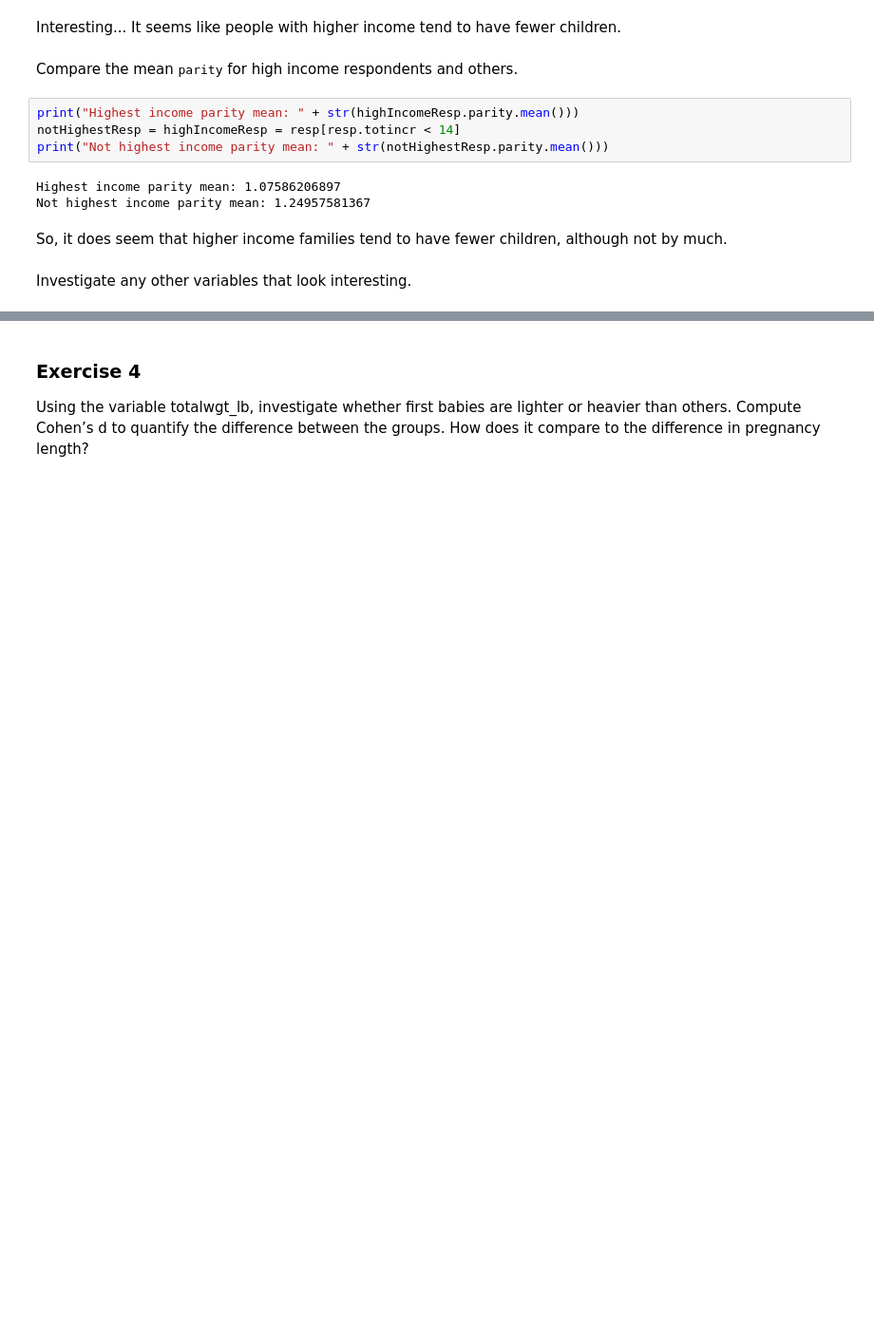
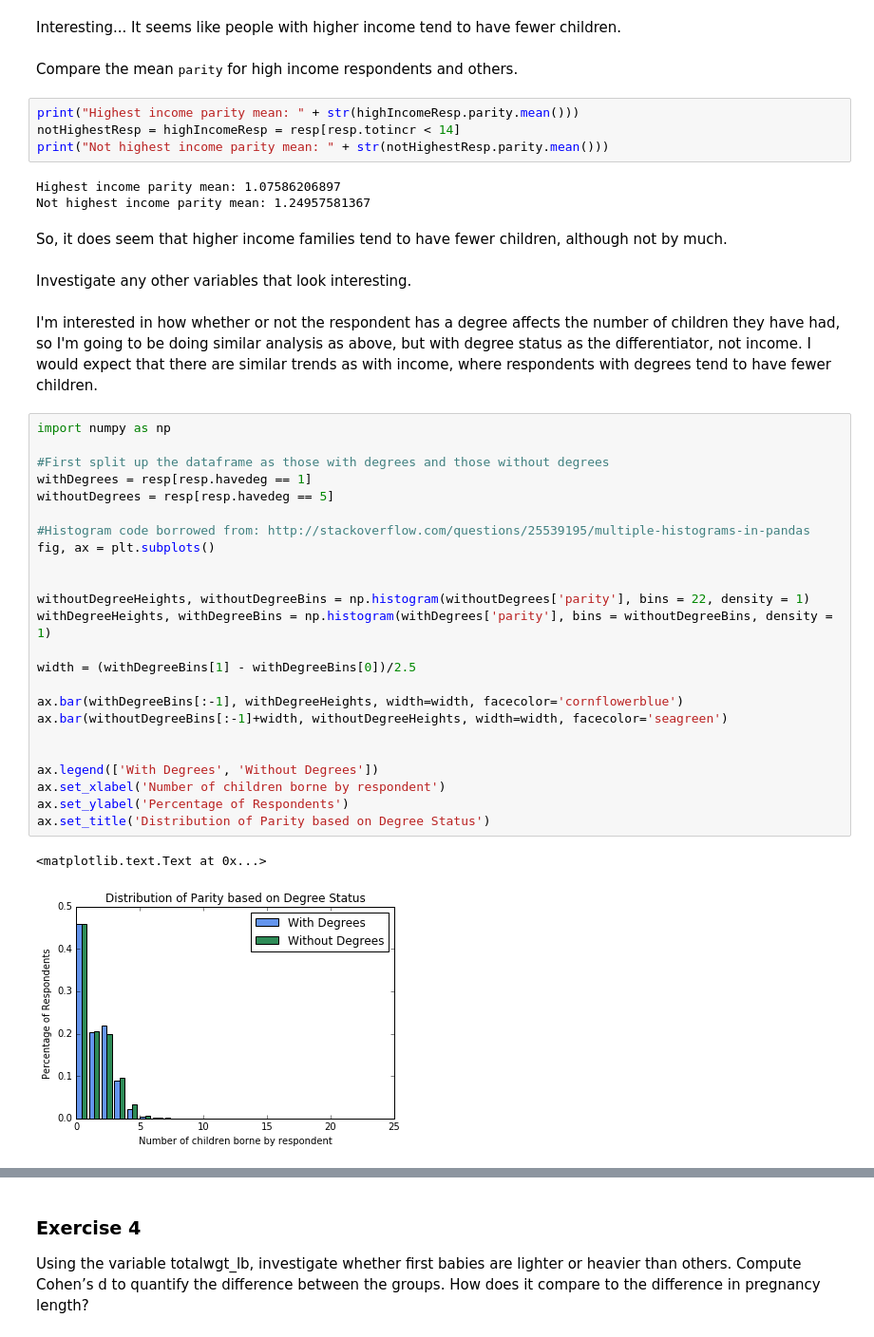
Before and after one commit to phiaseitz/DataScience16, a Jupyter notebook: ThinkStats2/chap02ex.ipynb, the cells around one changed output, grey strips where cells are left out. Shown at 95% size. Cells and saved outputs as stored; diff of their text form; blank space fills up the shorter version.

```diff
--- a/ThinkStats2/chap02ex.ipynb
+++ b/ThinkStats2/chap02ex.ipynb
@@ -128,3 +128,32 @@ Not highest income parity mean: 1.24957581367
 So, it does seem that higher income families tend to have fewer children, although not by much.
 # %% [markdown]
 Investigate any other variables that look interesting.
+# %% [markdown]
+I'm interested in how whether or not the respondent has a degree affects the number of children they have had, so I'm going to be doing similar analysis as above, but with degree status as the differentiator, not income. I would expect that there are similar trends as with income, where respondents with degrees tend to have fewer children.
+# %%
+import numpy as np
+
+#First split up the dataframe as those with degrees and those without degrees
+withDegrees = resp[resp.havedeg == 1]
+withoutDegrees = resp[resp.havedeg == 5]
+
+#Histogram code borrowed from: http://stackoverflow.com/questions/25539195/multiple-histograms-in-pandas
+fig, ax = plt.subplots()
+
+
+withoutDegreeHeights, withoutDegreeBins = np.histogram(withoutDegrees['parity'], bins = 22, density = 1)
+withDegreeHeights, withDegreeBins = np.histogram(withDegrees['parity'], bins = withoutDegreeBins, density = 1)
+
+width = (withDegreeBins[1] - withDegreeBins[0])/2.5
+
+ax.bar(withDegreeBins[:-1], withDegreeHeights, width=width, facecolor='cornflowerblue')
+ax.bar(withoutDegreeBins[:-1]+width, withoutDegreeHeights, width=width, facecolor='seagreen')
+
+
+ax.legend(['With Degrees', 'Without Degrees'])
+ax.set_xlabel('Number of children borne by respondent')
+ax.set_ylabel('Percentage of Respondents')
+ax.set_title('Distribution of Parity based on Degree Status')
+# %% [output]
+<matplotlib.text.Text at 0x...>
+[figure, added]
```
Also changed, not shown: parts of 9 cells of this notebook.
